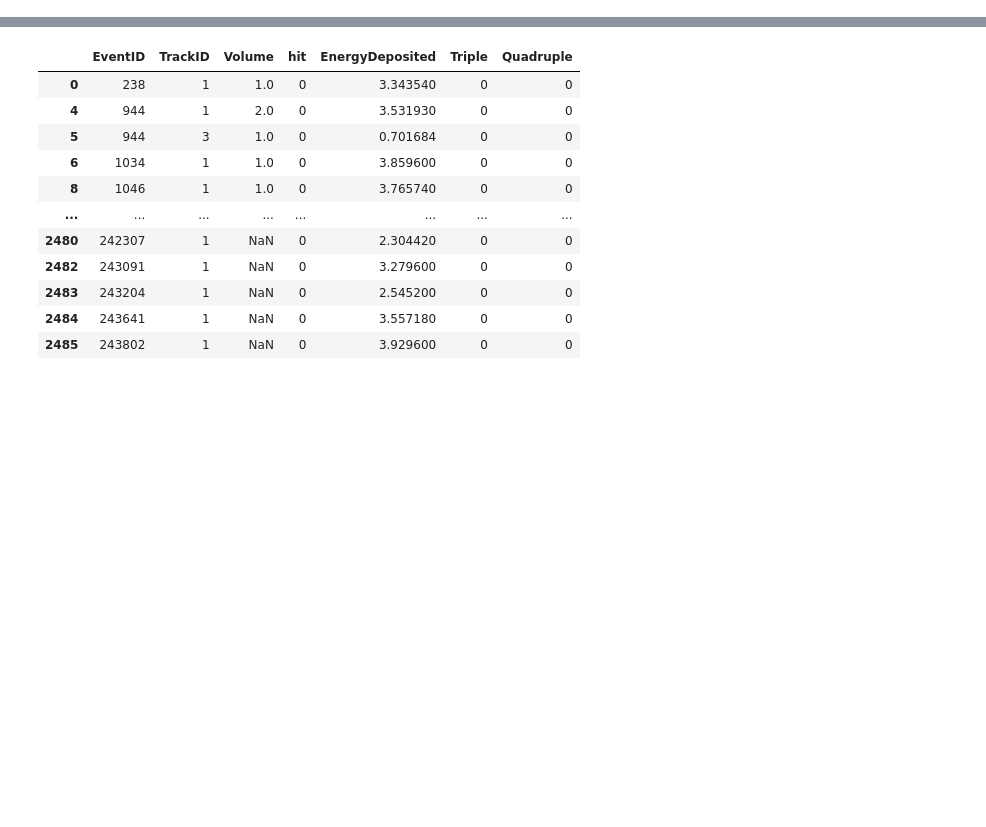
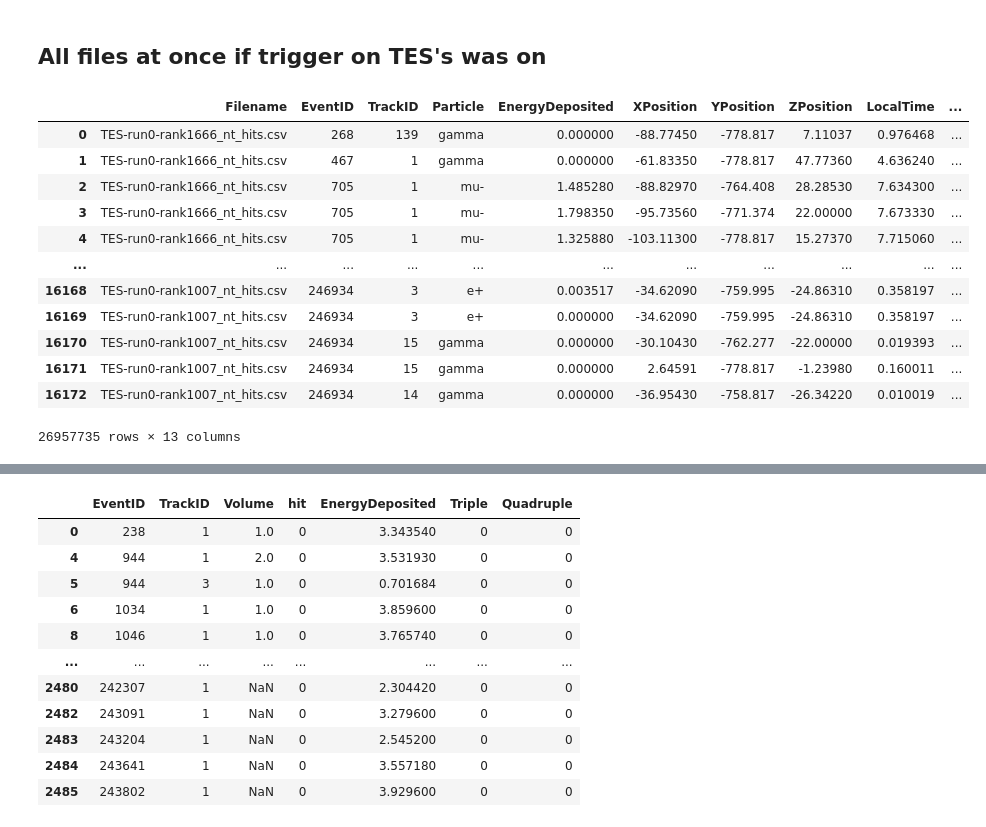
Before and after one commit to nyuad-astroparticle/tes-geant, a Jupyter notebook: analysis/coincidence.ipynb, the cells around one changed output, grey strips where cells are left out. Saved outputs shown, nothing was run; the diff lists cells and outputs as text; code cells hidden in the pictures; blank space fills up the shorter version.

```diff
--- a/analysis/coincidence.ipynb
+++ b/analysis/coincidence.ipynb
@@ -17,8 +17,8 @@ PROCESSES   = os.cpu_count()-1
 Pool        = context("fork").Pool
 
 # Find the files
-foldername  = f'../build2/output'
-os.system(f'rm -rf ../build2/output/.ipynb_checkpoints')
+foldername  = f'../build1TooMany/output'
+os.system(f'rm -rf ../build1TooMany/output/.ipynb_checkpoints')
 filenames   = os.listdir(foldername)
 
 print(f'Found {len(filenames)} data files in {foldername}')
@@ -140,0 +392,19 @@ TES double coincidences =  88
+# %% [markdown]
+## All files at once if trigger on TES's was on
+# %%
+files = pd.concat(parallel(loadfile)(filenames))
+files
+# %% [output]
+|  | Filename | EventID | TrackID | Particle | EnergyDeposited | XPosition | YPosition | ZPosition | LocalTime | ... |
+| 0 | TES-run0-rank1666_nt_hits.csv | 268 | 139 | gamma | 0.000000 | -88.77450 | -778.817 | 7.11037 | 0.976468 | ... |
+| 1 | TES-run0-rank1666_nt_hits.csv | 467 | 1 | gamma | 0.000000 | -61.83350 | -778.817 | 47.77360 | 4.636240 | ... |
+| 2 | TES-run0-rank1666_nt_hits.csv | 705 | 1 | mu- | 1.485280 | -88.82970 | -764.408 | 28.28530 | 7.634300 | ... |
+| 3 | TES-run0-rank1666_nt_hits.csv | 705 | 1 | mu- | 1.798350 | -95.73560 | -771.374 | 22.00000 | 7.673330 | ... |
+| 4 | TES-run0-rank1666_nt_hits.csv | 705 | 1 | mu- | 1.325880 | -103.11300 | -778.817 | 15.27370 | 7.715060 | ... |
+| ... | ... | ... | ... | ... | ... | ... | ... | ... | ... | ... |
+| 16168 | TES-run0-rank1007_nt_hits.csv | 246934 | 3 | e+ | 0.003517 | -34.62090 | -759.995 | -24.86310 | 0.358197 | ... |
+| 16169 | TES-run0-rank1007_nt_hits.csv | 246934 | 3 | e+ | 0.000000 | -34.62090 | -759.995 | -24.86310 | 0.358197 | ... |
+| 16170 | TES-run0-rank1007_nt_hits.csv | 246934 | 15 | gamma | 0.000000 | -30.10430 | -762.277 | -22.00000 | 0.019393 | ... |
+| 16171 | TES-run0-rank1007_nt_hits.csv | 246934 | 15 | gamma | 0.000000 | 2.64591 | -778.817 | -1.23980 | 0.160011 | ... |
+| 16172 | TES-run0-rank1007_nt_hits.csv | 246934 | 14 | gamma | 0.000000 | -36.95430 | -758.817 | -26.34220 | 0.010019 | ... |
+26957735 rows × 13 columns
```
Also changed, not shown: parts of 46 cells of this notebook.
